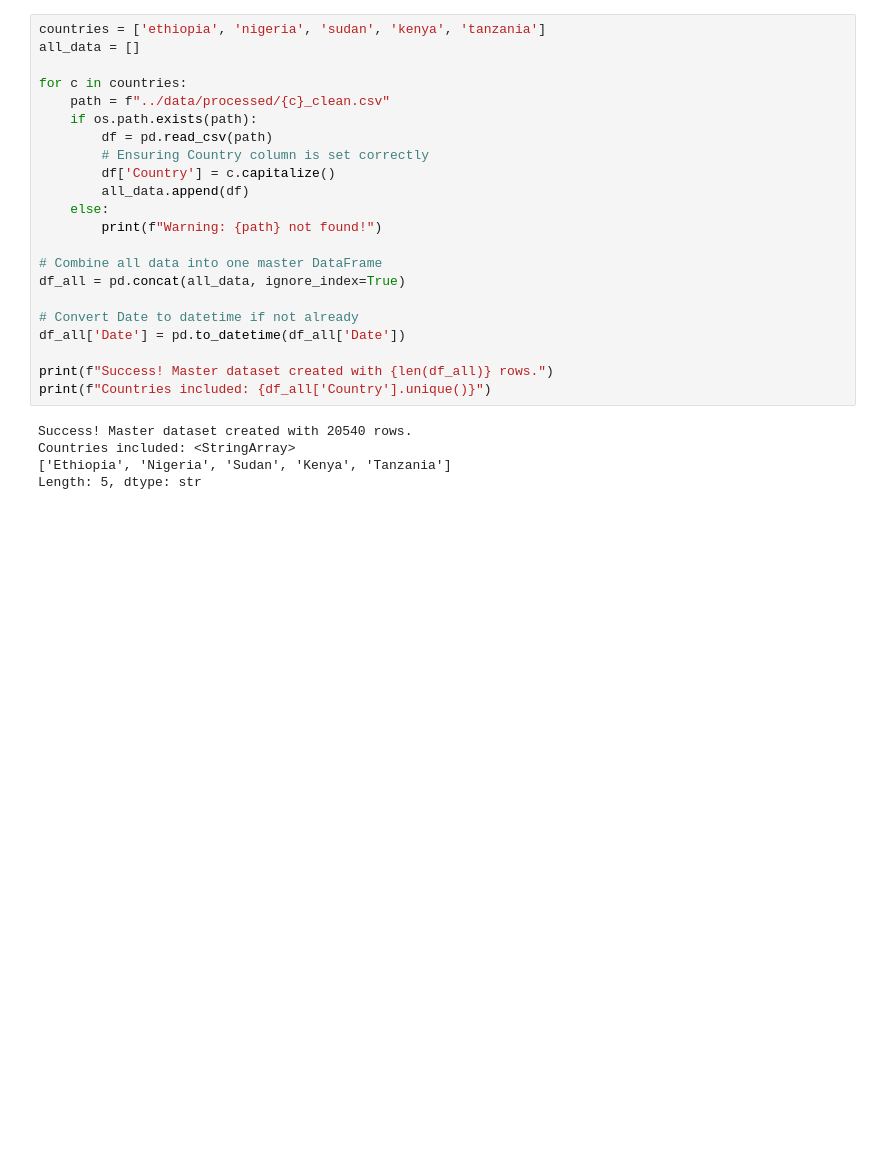
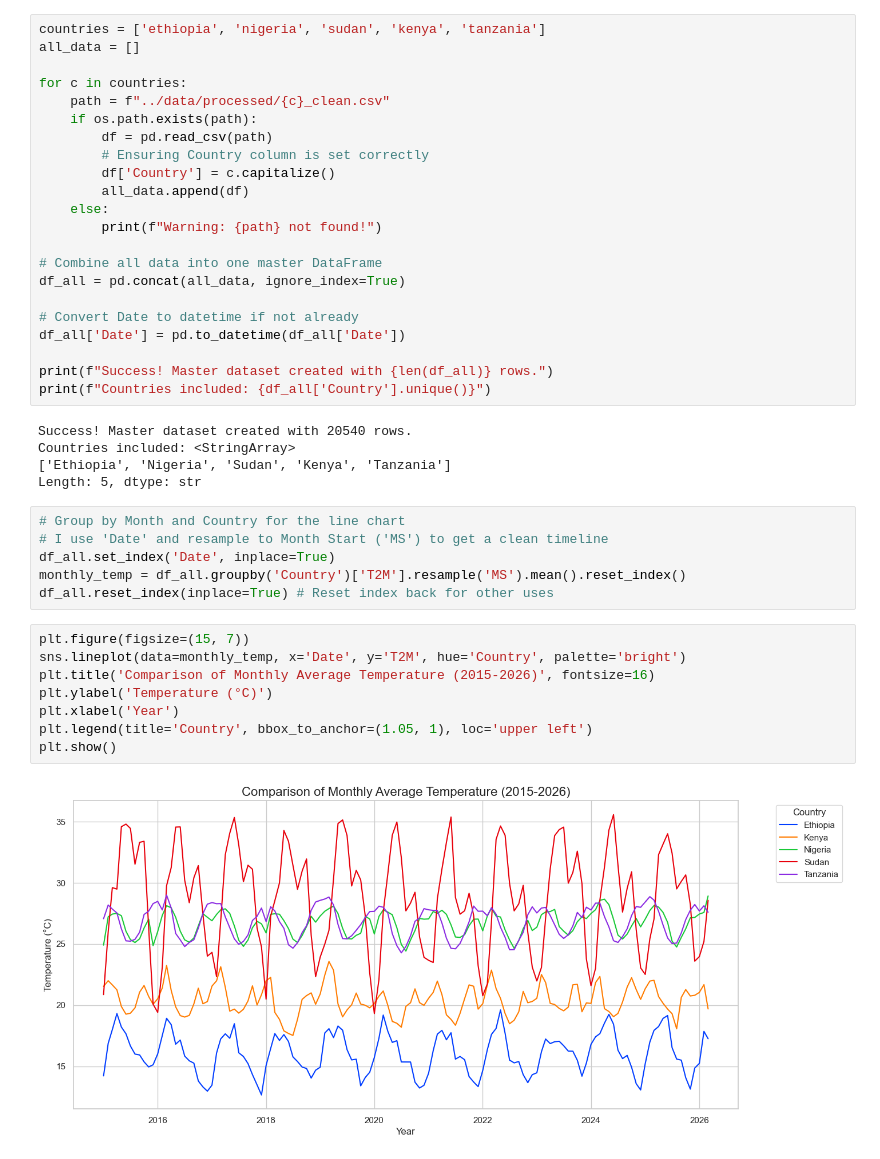
Before and after one commit to SimretAbebe/climate-challenge-week0, a Jupyter notebook: notebooks/compare_countries.ipynb, the cells around one changed output. Saved outputs shown, nothing was run; the diff lists cells and outputs as text; blank space fills up the shorter version.

Commit message:
feat: analyze regional temperature trends with multi-country line plots and scientific narratives

```diff
--- a/notebooks/compare_countries.ipynb
+++ b/notebooks/compare_countries.ipynb
@@ -41,3 +41,19 @@ Success! Master dataset created with 20540 rows.
 Countries included: <StringArray>
 ['Ethiopia', 'Nigeria', 'Sudan', 'Kenya', 'Tanzania']
 Length: 5, dtype: str
+# %%
+# Group by Month and Country for the line chart
+# I use 'Date' and resample to Month Start ('MS') to get a clean timeline
+df_all.set_index('Date', inplace=True)
+monthly_temp = df_all.groupby('Country')['T2M'].resample('MS').mean().reset_index()
+df_all.reset_index(inplace=True) # Reset index back for other uses
+# %%
+plt.figure(figsize=(15, 7))
+sns.lineplot(data=monthly_temp, x='Date', y='T2M', hue='Country', palette='bright')
+plt.title('Comparison of Monthly Average Temperature (2015-2026)', fontsize=16)
+plt.ylabel('Temperature (°C)')
+plt.xlabel('Year')
+plt.legend(title='Country', bbox_to_anchor=(1.05, 1), loc='upper left')
+plt.show()
+# %% [output]
+[figure, added]
```
Also changed, not shown: parts of 2 cells of this notebook.
